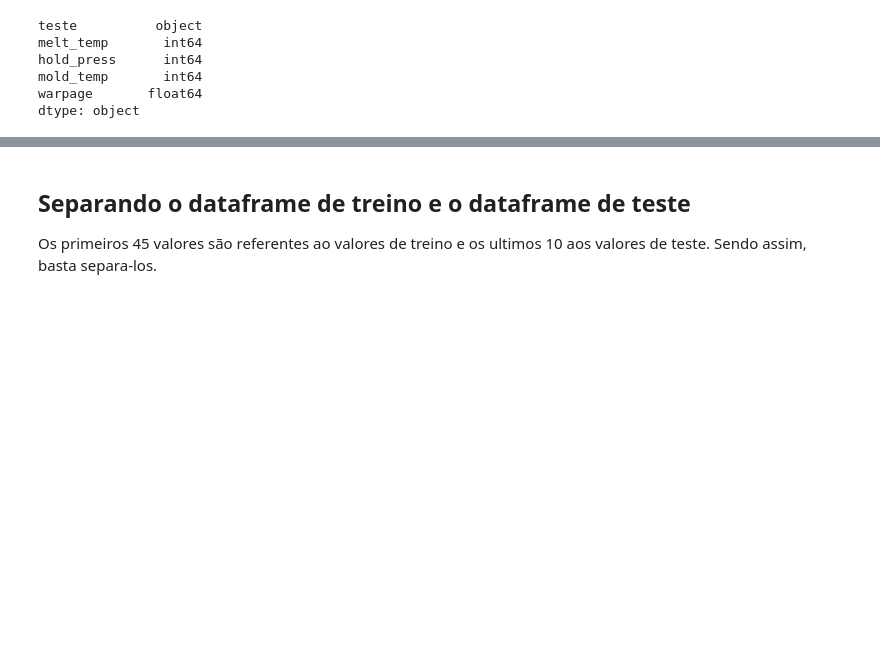
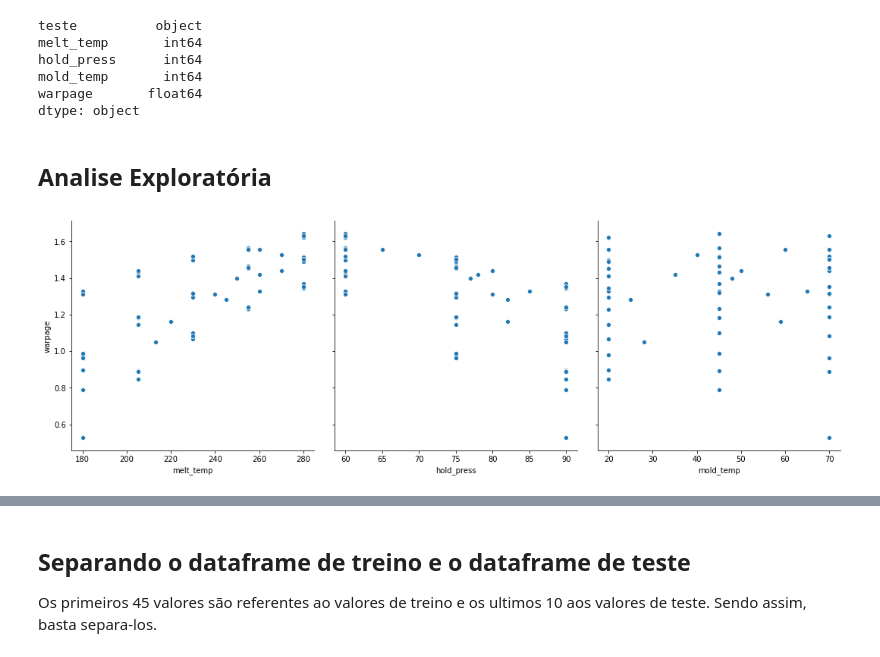
Before and after one commit to lorransr/warpage_analysis, a Jupyter notebook: warpage_prediction.ipynb, the cells around one changed output, grey strips where cells are left out. Saved outputs shown, nothing was run; the diff lists cells and outputs as text; code cells hidden in the pictures; blank space fills up the shorter version.

```diff
--- a/warpage_prediction.ipynb
+++ b/warpage_prediction.ipynb
@@ -43,3 +44,11 @@ hold_press      int64
 mold_temp       int64
 warpage       float64
 dtype: object
+# %%
+df = raw
+# %% [markdown]
+## Analise Exploratória
+# %%
+g = sns.pairplot(df,x_vars = df.columns[1:4], y_vars = "warpage", height = 5)
+# %% [output]
+[figure, added]
```
Also changed, not shown: parts of 3 cells of this notebook.
